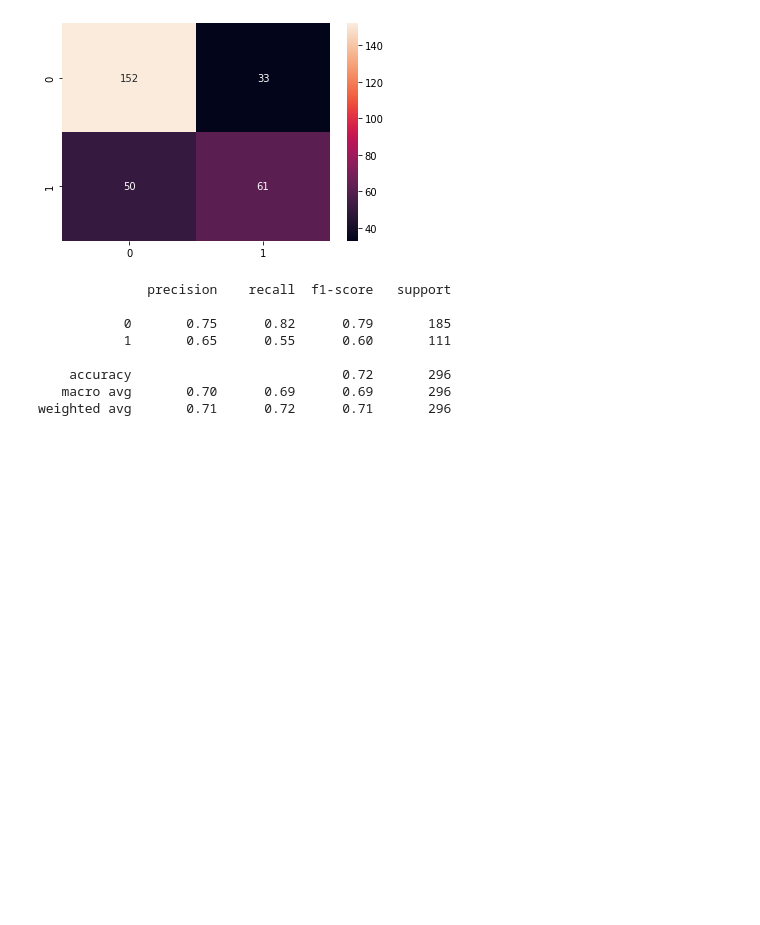
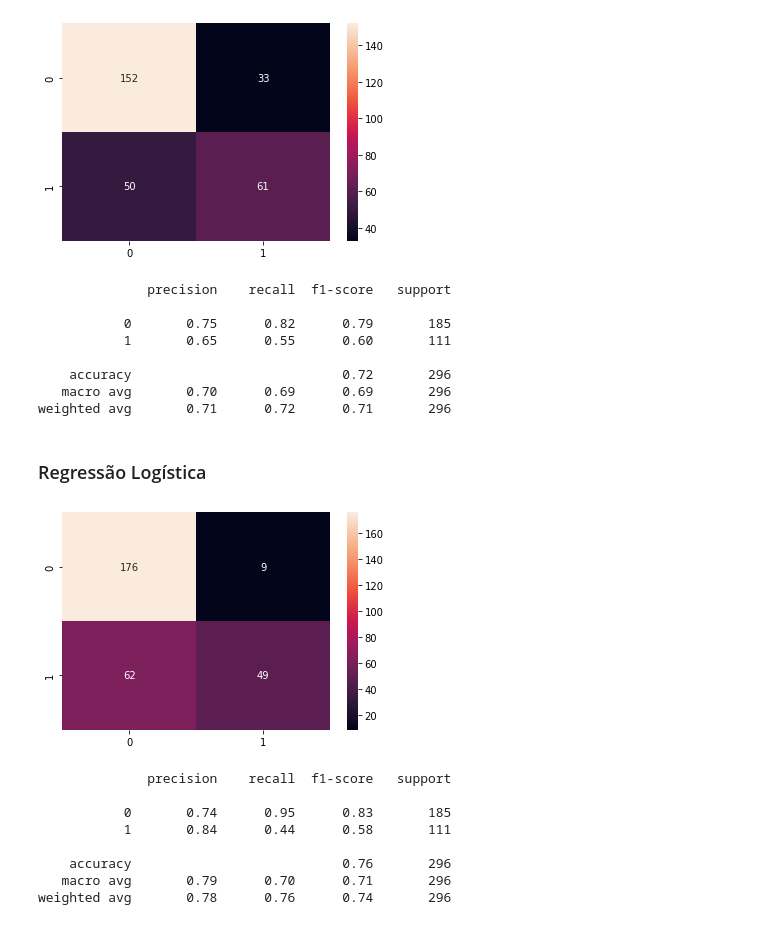
Before and after one commit to macedoti13/Election-Tweets-Sentiment-Analysis, a Jupyter notebook: dev.ipynb, the cells around one changed output. Cells and saved outputs as stored; diff of their text form; code cells hidden in the pictures; blank space fills up the shorter version.

```diff
--- a/dev.ipynb
+++ b/dev.ipynb
@@ -311,3 +313,24 @@ plot_results(y_test, y_pred)
     accuracy                           0.72       296
    macro avg       0.70      0.69      0.69       296
 weighted avg       0.71      0.72      0.71       296
+# %% [markdown]
+### Regressão Logística
+# %%
+pipeline_lr = Pipeline([
+        ('vect', CountVectorizer(tokenizer=tokenize)),
+        ('tfidf', TfidfTransformer()),
+        ('moc', LogisticRegression())
+    ])
+pipeline_lr.fit(X_train, y_train)
+y_pred = pipeline_lr.predict(X_test)
+plot_results(y_test, y_pred)
+# %% [output]
+[figure, added]
+              precision    recall  f1-score   support
+
+           0       0.74      0.95      0.83       185
+           1       0.84      0.44      0.58       111
+
+    accuracy                           0.76       296
+   macro avg       0.79      0.70      0.71       296
+weighted avg       0.78      0.76      0.74       296
```
Also changed, not shown: parts of 3 cells of this notebook.
